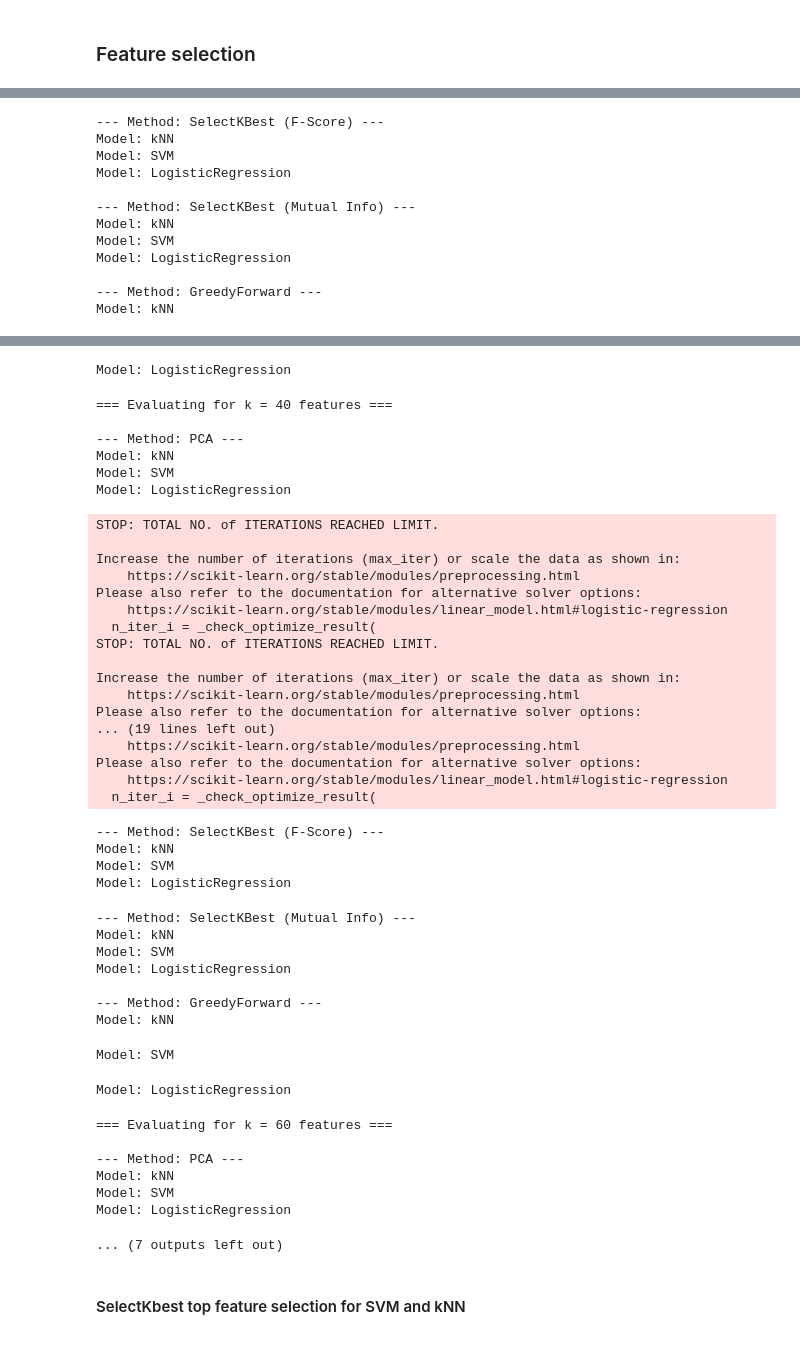
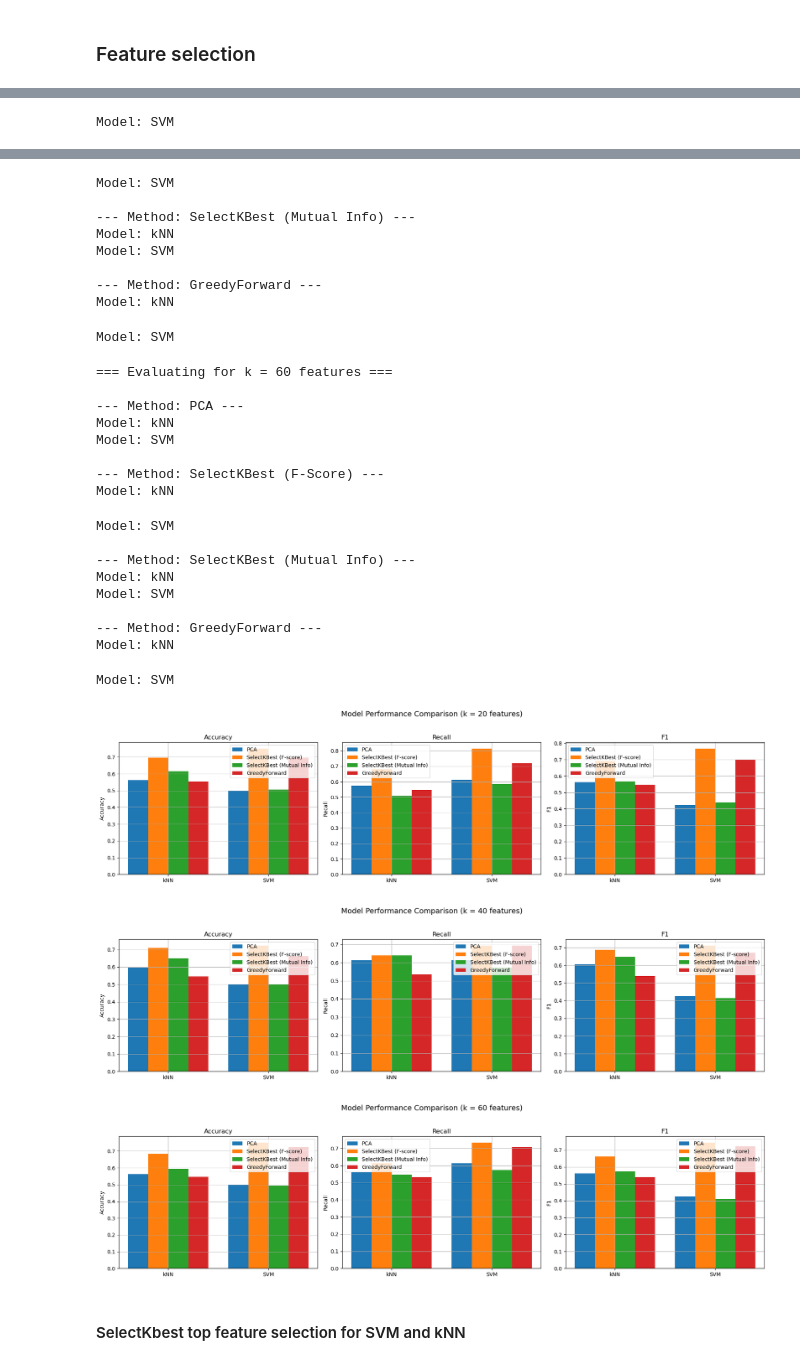
Before and after one commit to TaraVijgeboom/TM10007_Group10_Liver, a Jupyter notebook: assignment.ipynb, the cells around one changed output, grey strips where cells are left out. Drawn from its saved outputs; the diff is of its cells as text; code cells hidden in the pictures.

```diff
--- a/assignment.ipynb
+++ b/assignment.ipynb
@@ -182,6 +182,9 @@ plt.xticks(rotation=45)
 # Show the plot
 plt.tight_layout()
 plt.show()
+
+X_train_scaled = pd.DataFrame(X_train_scaled, columns=X_train.columns)
+X_test_scaled = pd.DataFrame(X_test_scaled, columns=X_train.columns)
 # %% [output]
 [figure]
 # %% [markdown]
@@ -202,7 +205,7 @@ n_removed = len(support_mask) - sum(support_mask)
 
 if n_removed > 0:
     X_train_scaled = pd.DataFrame(zv_selector.transform(X_train_scaled), columns=X_train_scaled.columns[support_mask])
-    X_test_scald = pd.DataFrame(zv_selector.transform(X_test_scaled), columns=X_test_scaled.columns[support_mask])
+    X_test_scaled = pd.DataFrame(zv_selector.transform(X_test_scaled), columns=X_test_scaled.columns[support_mask])
     print(f"Number of features removed due to zero variance: {n_removed}")
 else:
     print("No features with zero variance found — skipping removal.")
@@ -226,8 +229,7 @@ import pandas as pd
 # Models to test
 models = {
     "kNN": KNeighborsClassifier(),
-    "SVM": SVC(),
-    "LogisticRegression": LogisticRegression(max_iter=10000)
+    "SVM": SVC()
 }
 
 kf = StratifiedKFold(n_splits=5, shuffle=True, random_state=42)
@@ -383,12 +378 @@ Please also refer to the documentation for alternative solver options:
---- Method: SelectKBest (F-Score) ---
-Model: kNN
 Model: SVM
-Model: LogisticRegression
-
---- Method: SelectKBest (Mutual Info) ---
-Model: kNN
-Model: SVM
-Model: LogisticRegression
-
---- Method: GreedyForward ---
-Model: kNN
@@ -396,47 +387,32 @@ Model: SVM
-Model: LogisticRegression
+Model: SVM
+
+--- Method: SelectKBest (Mutual Info) ---
+Model: kNN
+Model: SVM
+
+--- Method: GreedyForward ---
+Model: kNN
-=== Evaluating for k = 40 features ===
-
---- Method: PCA ---
-Model: kNN
 Model: SVM
-Model: LogisticRegression
-STOP: TOTAL NO. of ITERATIONS REACHED LIMIT.
+=== Evaluating for k = 60 features ===
 
-Increase the number of iterations (max_iter) or scale the data as shown in:
-    https://scikit-learn.org/stable/modules/preprocessing.html
-Please also refer to the documentation for alternative solver options:
-    https://scikit-learn.org/stable/modules/linear_model.html#logistic-regression
-  n_iter_i = _check_optimize_result(
-STOP: TOTAL NO. of ITERATIONS REACHED LIMIT.
+--- Method: PCA ---
+Model: kNN
+Model: SVM
 
-Increase the number of iterations (max_iter) or scale the data as shown in:
-    https://scikit-learn.org/stable/modules/preprocessing.html
-Please also refer to the documentation for alternative solver options:
-... (19 lines left out)
-    https://scikit-learn.org/stable/modules/preprocessing.html
-Please also refer to the documentation for alternative solver options:
-    https://scikit-learn.org/stable/modules/linear_model.html#logistic-regression
-  n_iter_i = _check_optimize_result(
+--- Method: SelectKBest (F-Score) ---
+Model: kNN
---- Method: SelectKBest (F-Score) ---
+Model: SVM
+
+--- Method: SelectKBest (Mutual Info) ---
 Model: kNN
 Model: SVM
-Model: LogisticRegression
+
+--- Method: GreedyForward ---
+Model: kNN
---- Method: SelectKBest (Mutual Info) ---
-Model: kNN
 Model: SVM
-Model: LogisticRegression
-
---- Method: GreedyForward ---
-Model: kNN
-Model: SVM
-Model: LogisticRegression
-=== Evaluating for k = 60 features ===
-
---- Method: PCA ---
-Model: kNN
-Model: SVM
-Model: LogisticRegression
-... (7 outputs left out)
+[figure, added]
+[figure, added]
+[figure, added]
 # %% [markdown]
 #### SelectKbest top feature selection for SVM and kNN
 # %%
```
Also changed, not shown: parts of 4 cells of this notebook.
